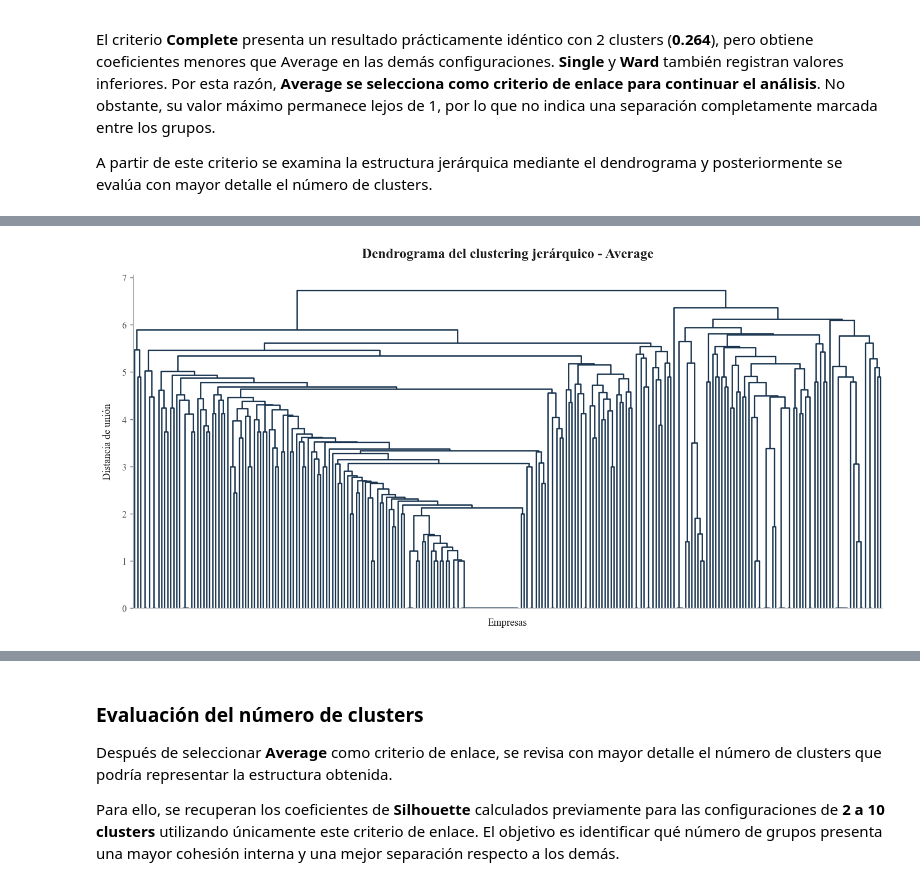
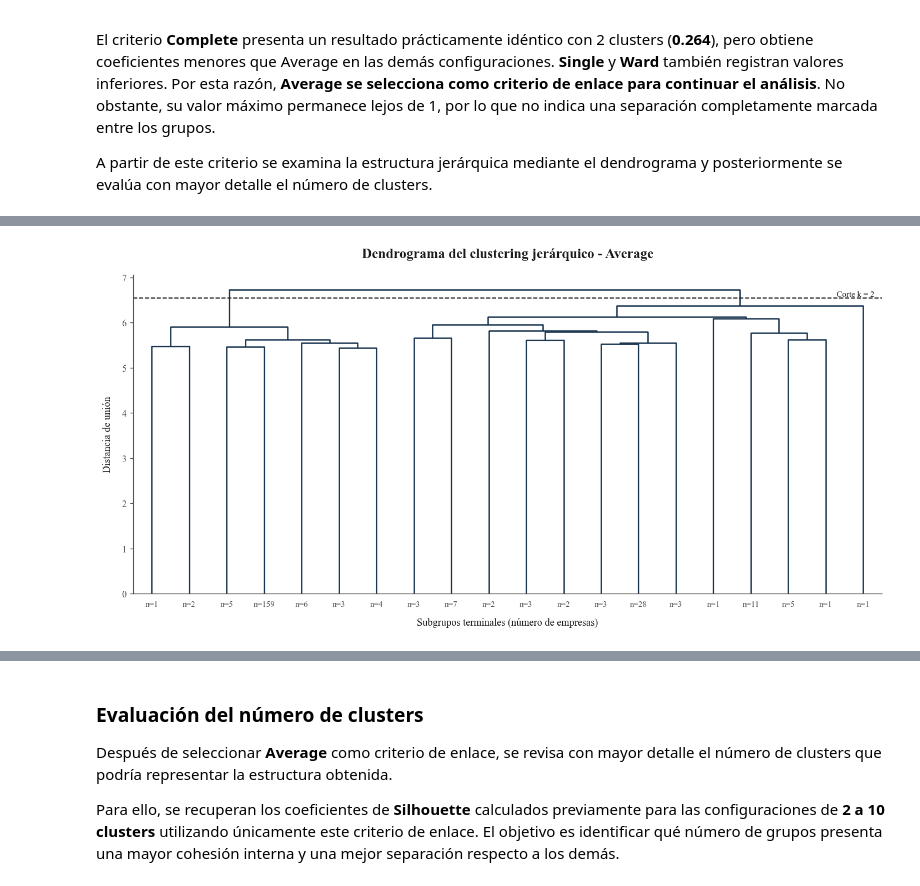
Before and after one commit to avrilsalazarrodriguez/fashion-transparency-index-2023, a Jupyter notebook: scripts/04_Agrupamiento_de_empresas (clustering).ipynb, the cells around one changed output, grey strips where cells are left out. Cells and saved outputs as stored; diff of their text form; code cells hidden in the pictures.

Commit message:
Mejora dendrograma jerárquico

```diff
--- a/scripts/04_Agrupamiento_de_empresas (clustering).ipynb
+++ b/scripts/04_Agrupamiento_de_empresas (clustering).ipynb
@@ -4418,19 +4431,90 @@ matriz_enlace_average = linkage(
     metric="euclidean"
 )
 
-# Construimos el dendrograma para visualizar
-# la estructura jerárquica obtenida
-fig, ax = plt.subplots(figsize=(12, 6))
+# Reordenamos únicamente la disposición de las hojas
+# para que los grupos con patrones más similares queden
+# lo más próximos posible dentro de la estructura del árbol.
+# Este procedimiento no modifica las distancias ni
+# la estructura jerárquica obtenida.
+matriz_enlace_average_ordenada = (
+    optimal_leaf_ordering(
+        matriz_enlace_average,
+        X.to_numpy(),
+        metric="euclidean"
+    )
+)
 
-# Representamos las sucesivas uniones entre empresas y grupos
-# Como existen 250 empresas, omitimos sus nombres individuales
-# para evitar que la gráfica resulte ilegible.
+# Calculamos una altura intermedia entre las dos
+# últimas fusiones de la estructura jerárquica.
+# Un corte a esta altura permite visualizar
+# la separación correspondiente a dos grupos.
+altura_corte_k2 = (
+    matriz_enlace_average_ordenada[-1, 2]
+    +
+    matriz_enlace_average_ordenada[-2, 2]
+) / 2
+
+# Definimos una función para indicar cuántas
+# empresas contiene cada hoja visible
+# del dendrograma truncado.
+def etiqueta_subgrupo(id_nodo):
+
+    numero_empresas = X.shape[0]
+
+    if id_nodo < numero_empresas:
+        return "n=1"
+
+    return (
+        f"n="
+        f"{int(
+            matriz_enlace_average_ordenada[
+                id_nodo - numero_empresas,
+                3
+            ]
+        )}"
+    )
+
+# Construimos el dendrograma truncado.
+# La estructura utiliza las 250 empresas,
+# pero la visualización muestra únicamente
+# los últimos 20 subgrupos para facilitar su lectura.
+fig, ax = plt.subplots(
+    figsize=(12, 6)
+)
+
 dendrogram(
-    matriz_enlace_average,
-    no_labels=True,
+    matriz_enlace_average_ordenada,
+    truncate_mode="lastp",
+    p=20,
+    leaf_label_func=etiqueta_subgrupo,
+    leaf_rotation=0,
+    leaf_font_size=9,
     color_threshold=0,
     above_threshold_color=AZUL_MARINO,
     ax=ax
+)
+
+# Incorporamos una línea horizontal que muestra
+# la altura correspondiente a una partición
+# de la estructura en dos grupos.
+ax.axhline(
+    y=altura_corte_k2,
+    color=NEGRO,
+    linestyle="--",
+    linewidth=1.2
+)
+
+# Identificamos visualmente el corte utilizado
+# como referencia para la solución con k = 2.
+ax.text(
+    0.99,
+    altura_corte_k2,
+    "  Corte k = 2",
+    transform=ax.get_yaxis_transform(),
+    ha="right",
+    va="bottom",
+    fontsize=9,
+    color=NEGRO
 )
 
 # Incorporamos el título y los nombres de los ejes
@@ -4439,35 +4523,35 @@ ax.set_title(
     pad=18
 )
 
 ax.set_xlabel(
-    "Empresas",
+    "Subgrupos terminales (número de empresas)",
     labelpad=10
 )
 
 ax.set_ylabel(
     "Distancia de unión",
     labelpad=10
 )
 
 # Eliminamos los bordes superiores y derechos
 # para conservar el formato visual utilizado
 # en las figuras anteriores.
 ax.spines["top"].set_visible(False)
 ax.spines["right"].set_visible(False)
-ax.spines["left"].set_color(GRIS_MEDIO)
-ax.spines["bottom"].set_color(GRIS_MEDIO)
+ax.spines["left"].set_color(GRIS_OSCURO)
+ax.spines["bottom"].set_color(GRIS_OSCURO)
 
 # Ajustamos los márgenes
 fig.tight_layout()
 
 # Guardamos la figura en alta resolución
 guardar_figura(
     fig,
     "jerarquico_dendrograma_average"
 )
 
 # Mostramos la figura
 plt.show()
 # %% [output]
-[figure, old version]
+[figure, new version]
 # %% [markdown]
```
Also changed, not shown: parts of 3 cells of this notebook, 4 other files.
